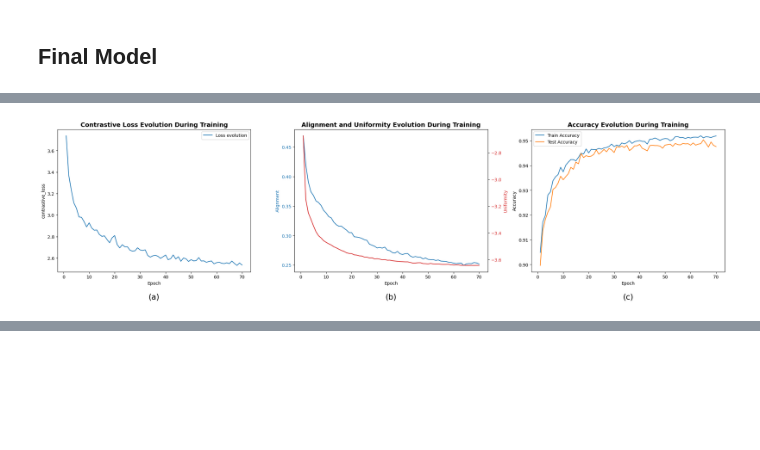
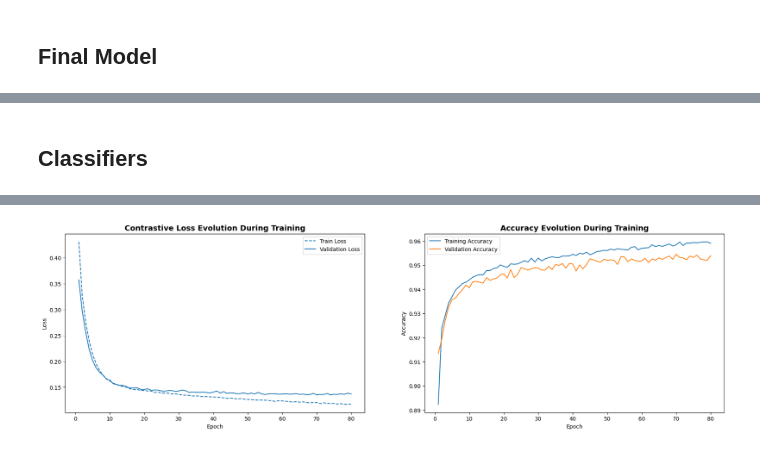
Before and after one commit to aurorapujols/treball-final-de-grau, a Jupyter notebook: notebooks/03_ssl_training.ipynb, the cells around one changed output, grey strips where cells are left out. Saved outputs shown, nothing was run; the diff lists cells and outputs as text; code cells hidden in the pictures; blank space fills up the shorter version.

```diff
--- a/notebooks/03_ssl_training.ipynb
+++ b/notebooks/03_ssl_training.ipynb
@@ -913,6 +898,9 @@ KeyError: 'train_loss'
-# %%
-df = pd.read_csv(f"data/ssl_history_ssl_final_model_4.1.csv", sep=";")
-
-plot_training_results(df)
-# %% [output]
-[figure, removed]
+# %% [markdown]
+## Classifiers
+# %%
+df = pd.read_csv(f"data/history_mlp_model1.0.csv", sep=";")
+df = df.iloc[:80]
+fig, axes = plt.subplots(1, 2, figsize=(22, 6))
+plot_contrastive_loss_evolution(df, ax=axes[0])
+plot_accuracy_evolution(df, ax=axes[1])
+# %% [output]
@@ -918,0 +908 @@ plot_training_results(df)
+[figure, added]
```
Also changed, not shown: parts of 9 cells of this notebook, 12 other files.
